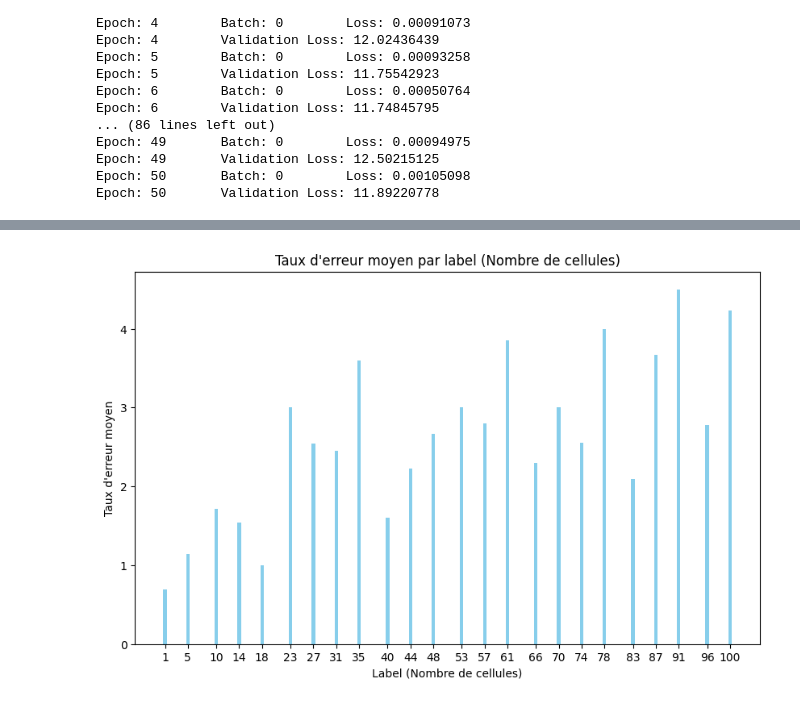
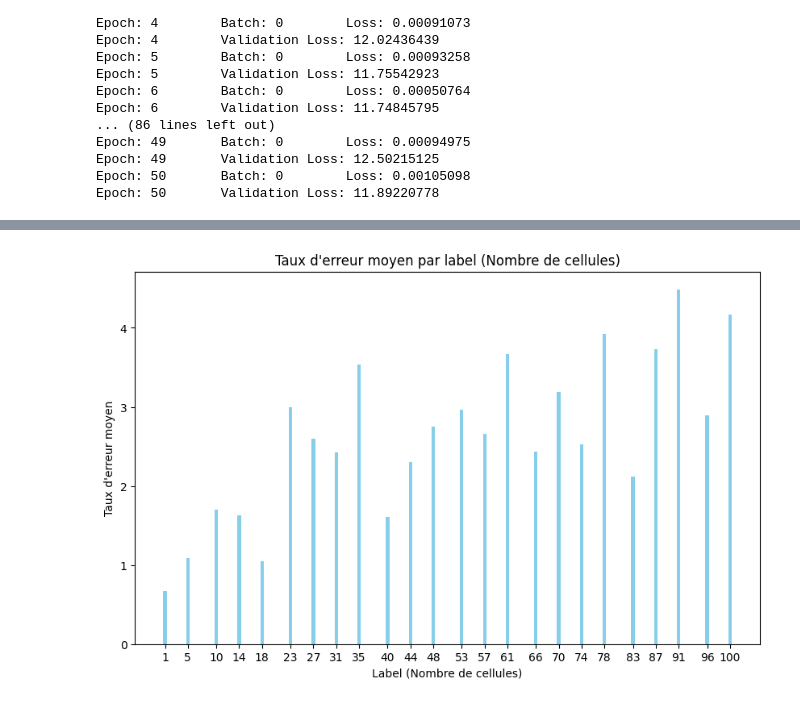
Before and after one commit to Faberra57/cobalt, a Jupyter notebook: CapsuleNetworks/capsNetMinstipynb128.ipynb, the cells around one changed output, grey strips where cells are left out. Cells and saved outputs as stored; diff of their text form; code cells hidden in the pictures.

Commit message:
correction du batchsize

```diff
--- a/CapsuleNetworks/capsNetMinstipynb128.ipynb
+++ b/CapsuleNetworks/capsNetMinstipynb128.ipynb
@@ -201,11 +444,20 @@ class CapsuleNetwork(nn.Module):
 
     def forward(self, images):
         primary_caps_output = self.primary_capsules(self.conv_layer(images))
-        caps_output = self.digit_capsules(primary_caps_output).squeeze().mean(dim=-1)
 
+        # Ne pas utiliser squeeze, ou seulement après avoir traité les dimensions correctement.
+        caps_output = self.digit_capsules(primary_caps_output)
+
+        # Mean sur la dernière dimension, conserver batch_size
+        caps_output = caps_output.mean(dim=-1)  # (batch_size, num_capsules)
+
+        # Assurez-vous que caps_output est 2D (batch_size, features)
         caps_output = caps_output.view(caps_output.size(0), -1)
-        regression_output = self.fc_out(caps_output)
+
+        regression_output = self.fc_out(caps_output)  # Compatible avec fc_out
         return regression_output
+
+
 
 from torchsummary import summary
 
@@ -244,17 +494,19 @@ print(output.shape)
 # %% [output]
 torch.Size([20, 1])
 # %%
-import torch
+"""
 device = 'cuda' if torch.cuda.is_available() else 'cpu'
 capsule_net = CapsuleNetwork().to(device)
 capsule_net.load_state_dict(torch.load('model128.pt', map_location=device))
 capsule_net.eval()
 
+image,label,_=next(iter(train_loader))
+exemple=image[0].unsqueeze(0)
 # Créer un exemple de tenseur d'entrée
-dummy_input = torch.randn(20,1, 128, 128).to(device)
+dummy_input = exemple
 
 # Exporter le modèle en ONNX
-onnx_file_path = "capsule_network.onnx"
+onnx_file_path = "capsule_network_bis.onnx"
 torch.onnx.export(
     capsule_net,               # Le modèle chargé
     dummy_input,               # Exemple d'entrée
@@ -268,4 +520,5 @@ torch.onnx.export(
 )
 
 print(f"Modèle exporté en ONNX et enregistré sous {onnx_file_path}")
+"""
 # %% [output]
@@ -283,4 +525,0 @@ Successfully installed onnx-1.17.0 protobuf-5.28.3
-# %%
-# instantiate and print net
-capsule_net = CapsuleNetwork().to(device)
-print(capsule_net)
@@ -432,39 +657,36 @@ def plot_error_rate_by_label(model_path, model, data_loader, device='cuda' if to
             images, labels = images.to(device), labels.to(device)
 
             # Prédiction du modèle
             outputs = model(images)
 
-            # Arrondir les prédictions à l'entier le plus proche
-            rounded_outputs = torch.round(outputs.squeeze())
-
             # Calcul des erreurs
-            errors = torch.abs(rounded_outputs - labels.float())  # Erreur absolue entre prédiction arrondie et label
+            errors = torch.abs(outputs.squeeze() - labels.float())  # Erreur absolue entre prédiction arrondie et label
 
             # Enregistrer les erreurs par label
             for label, error in zip(labels.cpu().numpy(), errors.cpu().numpy()):
                 if label.item() not in errors_by_label:
                     errors_by_label[label.item()] = []
                 errors_by_label[label.item()].append(error)
 
     # Calcul du taux d'erreur moyen par label
     avg_errors_by_label = {label: np.mean(errors) for label, errors in errors_by_label.items()}
 
     # Tracer l'histogramme
     labels = list(avg_errors_by_label.keys())
     avg_errors = list(avg_errors_by_label.values())
 
     plt.figure(figsize=(10, 6))
     plt.bar(labels, avg_errors, width=0.6, color='skyblue')
     plt.xlabel('Label (Nombre de cellules)')
     plt.ylabel('Taux d\'erreur moyen')
     plt.title('Taux d\'erreur moyen par label (Nombre de cellules)')
     plt.xticks(labels)
     plt.show()
 
 # Exemple d'utilisation avec un modèle et un DataLoader de test
-plot_error_rate_by_label('model.pt', capsule_net, test_loader)
+plot_error_rate_by_label('model128.pt', capsule_net, test_loader)
 # %% [output]
-[figure, old version]
+[figure, new version]
 # %%
 import matplotlib.pyplot as plt
 import torch
```
Also changed, not shown: parts of 14 cells of this notebook, 5 other files.
